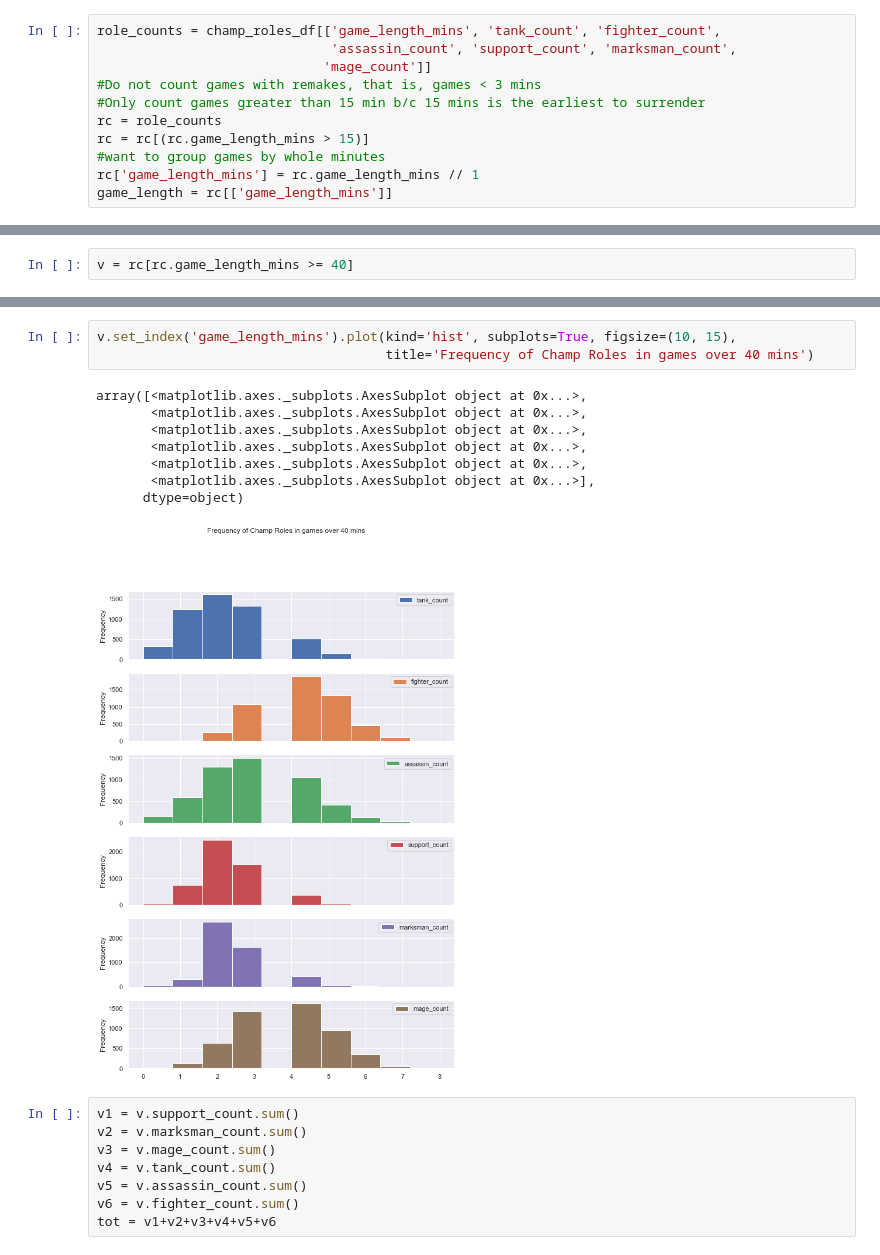
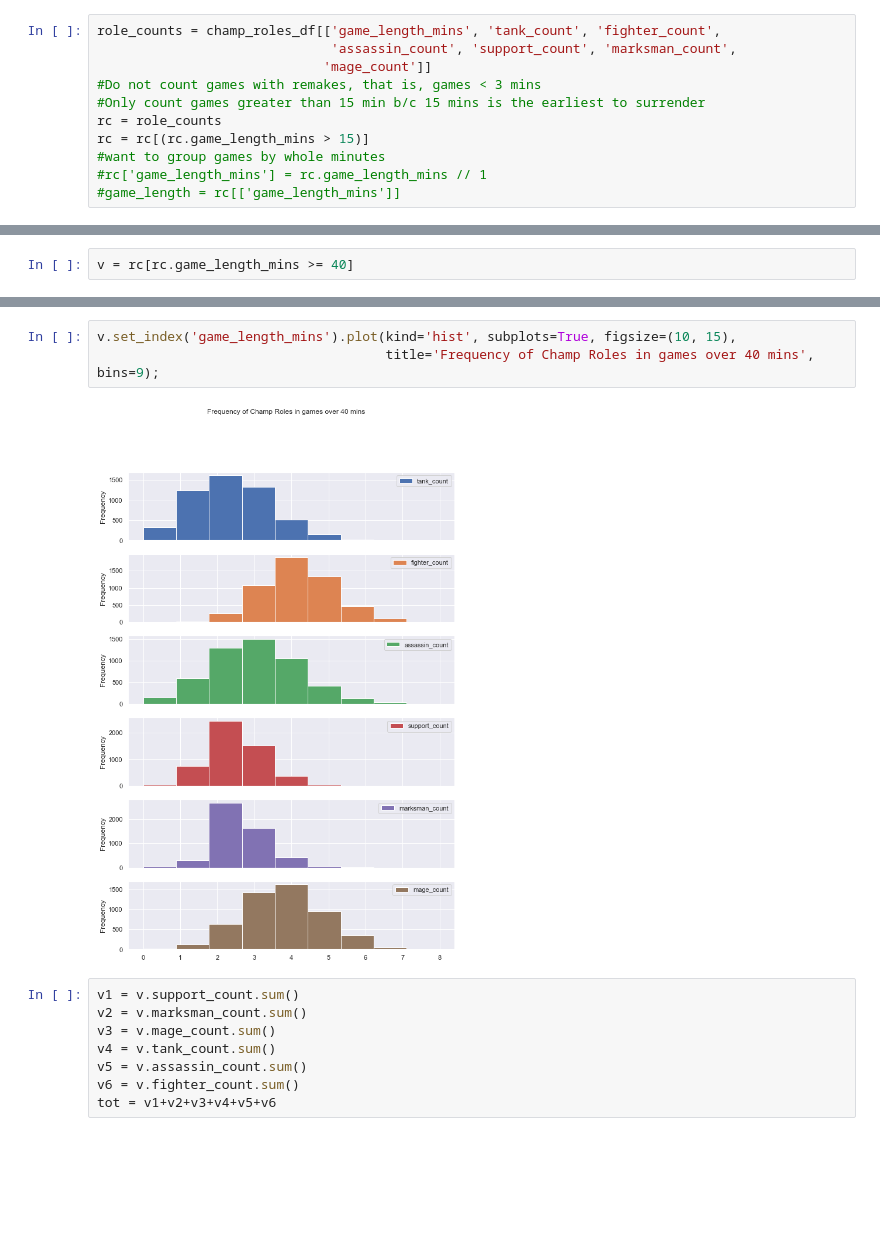
Before and after one commit to jltsao88/Predicting_Matches_Esports, a Jupyter notebook: EDA.ipynb, the cells around one changed output, grey strips where cells are left out. Cells and saved outputs as stored; diff of their text form; blank space fills up the shorter version.

```diff
--- a/EDA.ipynb
+++ b/EDA.ipynb
@@ -215,5 +211,5 @@ role_counts = champ_roles_df[['game_length_mins', 'tank_count', 'fighter_count',
 rc = role_counts
 rc = rc[(rc.game_length_mins > 15)]
 #want to group games by whole minutes
-rc['game_length_mins'] = rc.game_length_mins // 1
-game_length = rc[['game_length_mins']]
+#rc['game_length_mins'] = rc.game_length_mins // 1
+#game_length = rc[['game_length_mins']]
@@ -583,15 +576,8 @@ v.head()
 # %%
 v.set_index('game_length_mins').plot(kind='hist', subplots=True, figsize=(10, 15),
-                                     title='Frequency of Champ Roles in games over 40 mins')
+                                     title='Frequency of Champ Roles in games over 40 mins', bins=9);
 # %% [output]
-array([<matplotlib.axes._subplots.AxesSubplot object at 0x...>,
-       <matplotlib.axes._subplots.AxesSubplot object at 0x...>,
-       <matplotlib.axes._subplots.AxesSubplot object at 0x...>,
-       <matplotlib.axes._subplots.AxesSubplot object at 0x...>,
-       <matplotlib.axes._subplots.AxesSubplot object at 0x...>,
-       <matplotlib.axes._subplots.AxesSubplot object at 0x...>],
-      dtype=object)
-[figure, old version]
+[figure, new version]
 # %%
 v1 = v.support_count.sum()
 v2 = v.marksman_count.sum()
```
Also changed, not shown: parts of 101 cells of this notebook.
